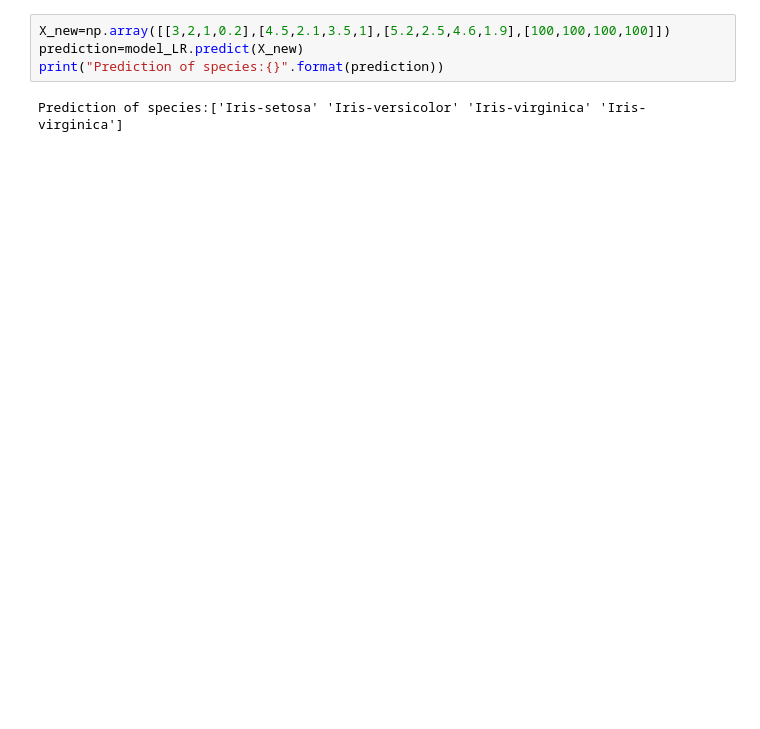
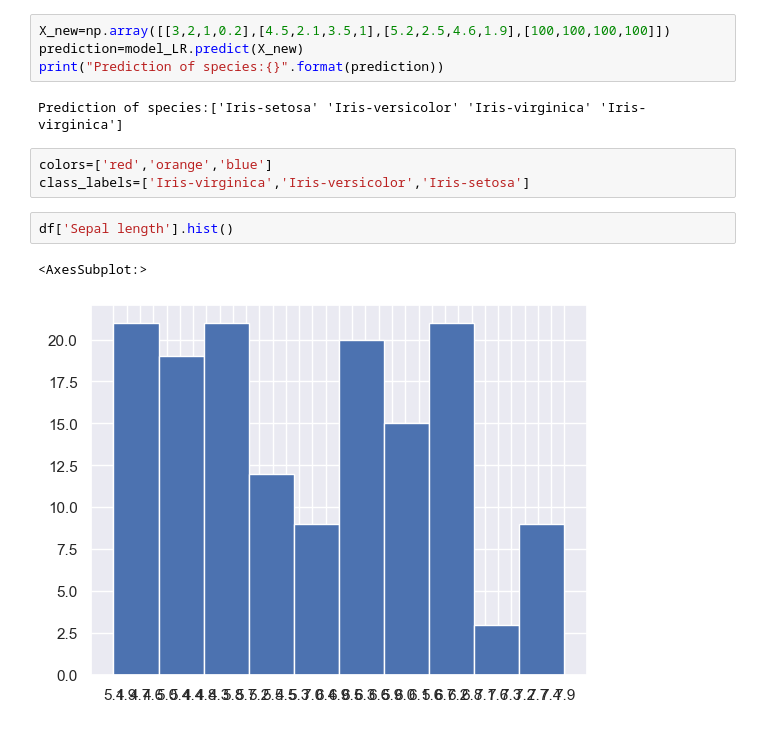
Before and after one commit to MahendarJada/Machine_Learning, a Jupyter notebook: Iris_dataset.ipynb, the cells around one changed output. Drawn from its saved outputs; the diff is of its cells as text; blank space fills up the shorter version.

```diff
--- a/Iris_dataset.ipynb
+++ b/Iris_dataset.ipynb
@@ -188,3 +185,11 @@ prediction=model_LR.predict(X_new)
 print("Prediction of species:{}".format(prediction))
 # %% [output]
 Prediction of species:['Iris-setosa' 'Iris-versicolor' 'Iris-virginica' 'Iris-virginica']
+# %%
+colors=['red','orange','blue']
+class_labels=['Iris-virginica','Iris-versicolor','Iris-setosa']
+# %%
+df['Sepal length'].hist()
+# %% [output]
+<AxesSubplot:>
+[figure, added]
```
Also changed, not shown: parts of 15 cells of this notebook, 1 other file.
